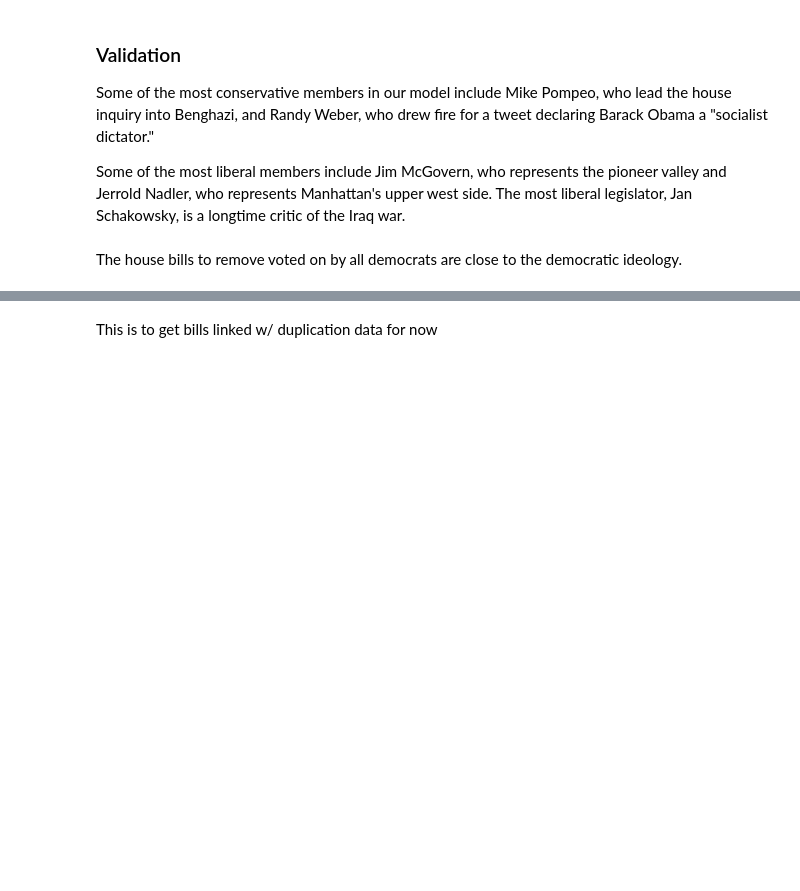
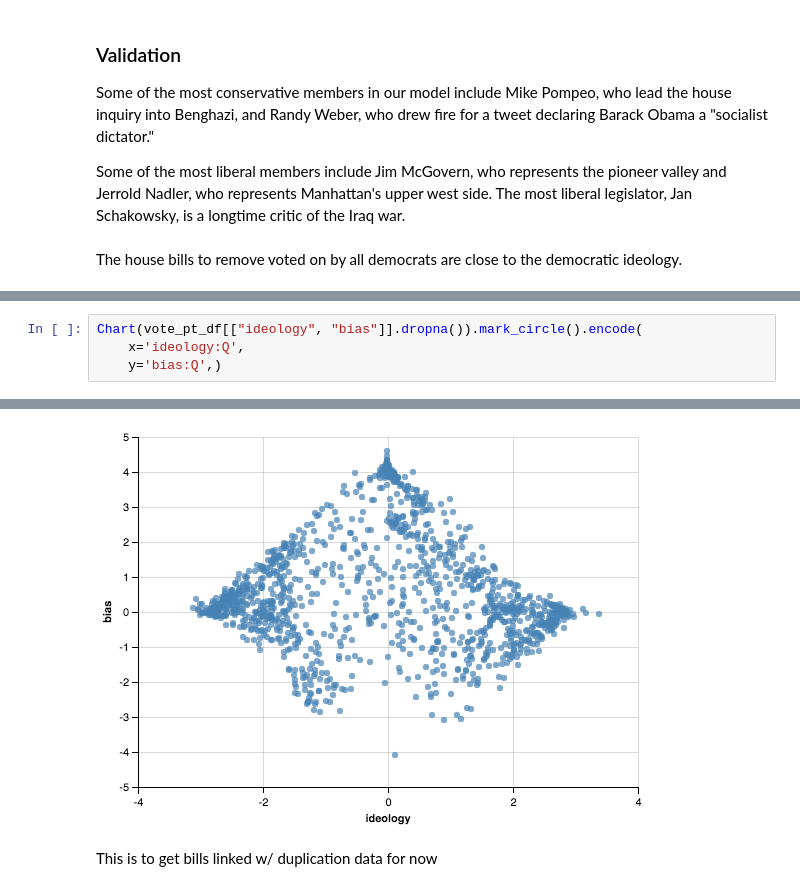
Before and after one commit to saulshanabrook/congressiona-text-reuse, a Jupyter notebook: saul/ideal point.ipynb, the cells around one changed output, grey strips where cells are left out. Cells and saved outputs as stored; diff of their text form; blank space fills up the shorter version.

```diff
--- a/saul/ideal point.ipynb
+++ b/saul/ideal point.ipynb
@@ -229,0 +226,5 @@ In [46] used 0.000 MiB RAM in 0.042s, peaked 0.000 MiB above current, total RAM
+# %%
+Chart(vote_pt_df[["ideology", "bias"]].dropna()).mark_circle().encode(
+    x='ideology:Q',
+    y='bias:Q',)
+# %% [output]
@@ -230,2 +233,3 @@ In [46] used 0.000 MiB RAM in 0.042s, peaked 0.000 MiB above current, total RAM
+[figure, added]
 # %% [markdown]
 This is to get bills linked w/ duplication data for now
```
Also changed, not shown: parts of 27 cells of this notebook, 3 other files.
